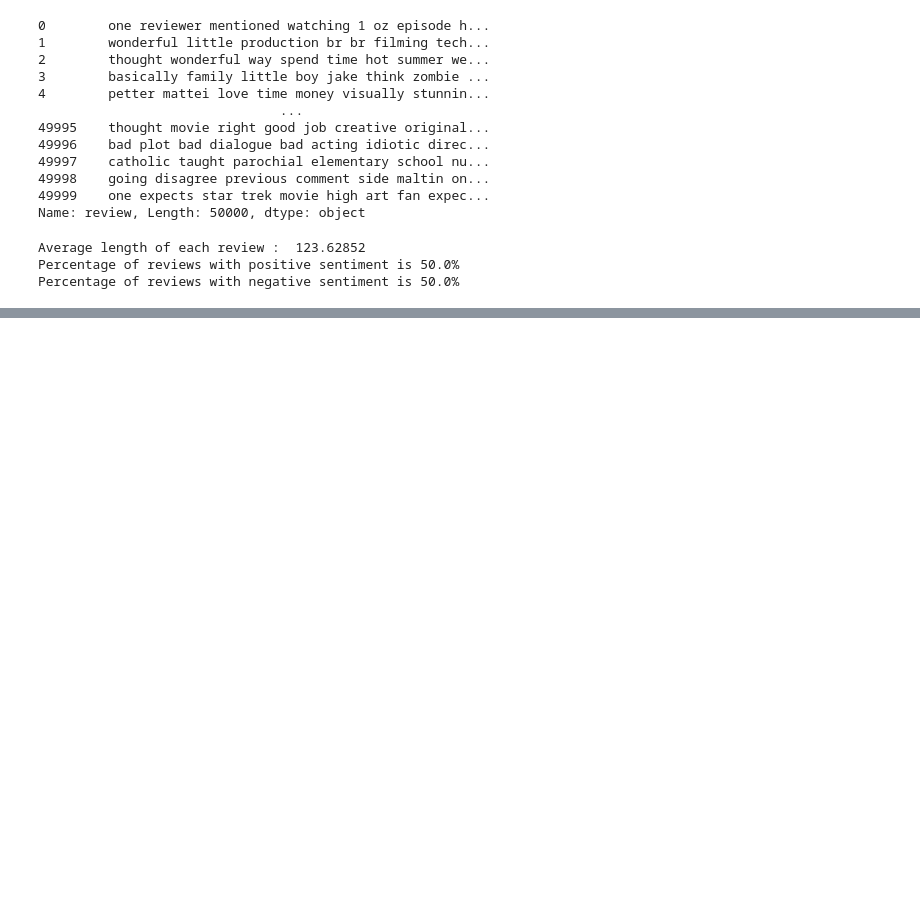
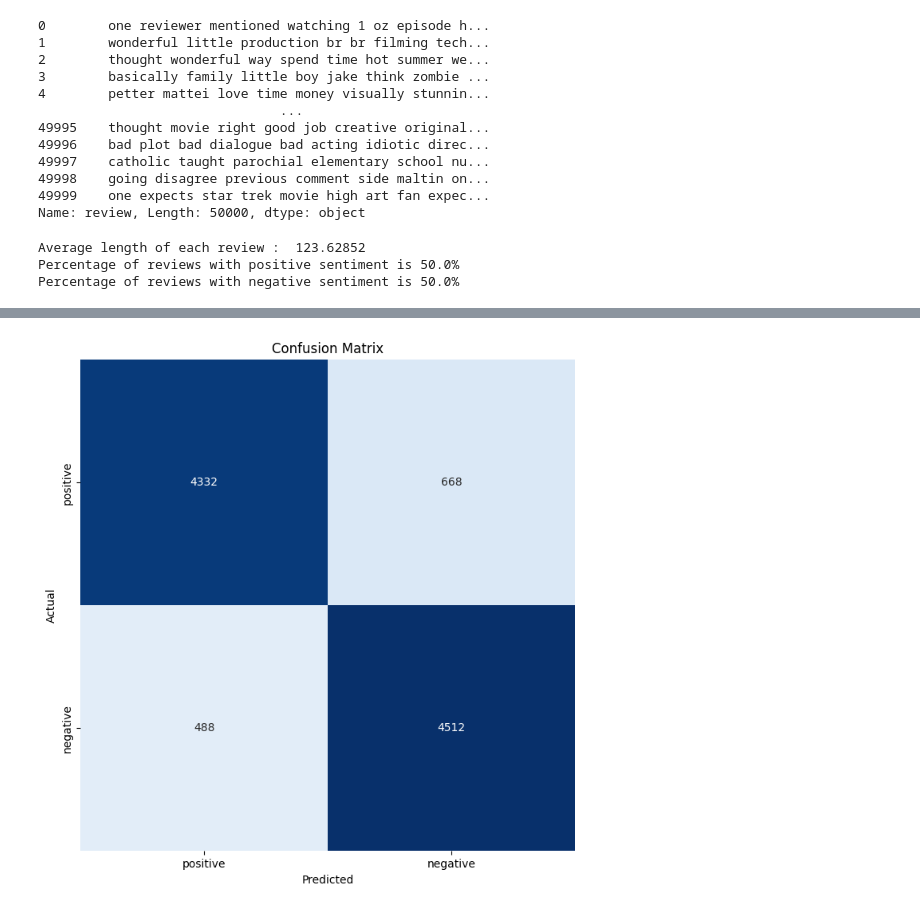
Before and after one commit to AmanNiyad/IMDB_Sentiment_Analysis, a Jupyter notebook: IMDB_sentiment_analyisis_lstm.ipynb, the cells around one changed output, grey strips where cells are left out. Cells and saved outputs as stored; diff of their text form; code cells hidden in the pictures; blank space fills up the shorter version.

```diff
--- a/IMDB_sentiment_analyisis_lstm.ipynb
+++ b/IMDB_sentiment_analyisis_lstm.ipynb
@@ -138,7 +178,17 @@ for i in prediction:
     else:
         pred_labels.append(0)
 print("Accuracy of prediction on test set : ", accuracy_score(test_labels,pred_labels))
-
+cm = tf.math.confusion_matrix(test_labels, pred_labels)
+CLASS_NAMES=['positive','negative']
+plt.figure(figsize=(8, 8))
+sns.heatmap(cm, annot=True, fmt='g', vmin=0, cmap='Blues', cbar=False)
+plt.xticks(ticks= np.arange(2) + 0.5, labels=CLASS_NAMES)
+plt.yticks(ticks= np.arange(2) + 0.5, labels=CLASS_NAMES)
+plt.xlabel("Predicted")
+plt.ylabel("Actual")
+plt.title("Confusion Matrix")
+# plt.show()
+plt.savefig("Confusion_matrix.png")
 
 sentence = ["The movie was very touching and heart whelming",
             "I have never seen a terrible movie like this",
@@ -167,6 +217,7 @@ Accuracy of prediction on test set :  0.8622
 The movie was very touching and heart whelming
 Predicted sentiment :  Positive
 I have never seen a terrible movie like this
 Predicted sentiment :  Negative
 the movie plot is terrible but it had good acting
 Predicted sentiment :  Negative
+[figure, added]
```
Also changed, not shown: parts of 8 cells of this notebook.
